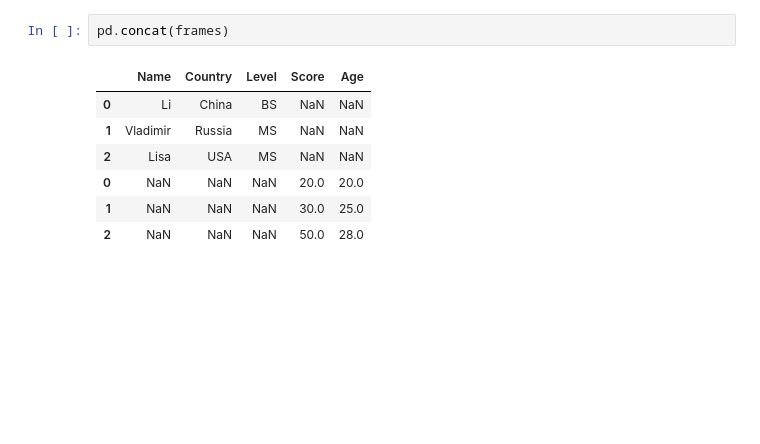
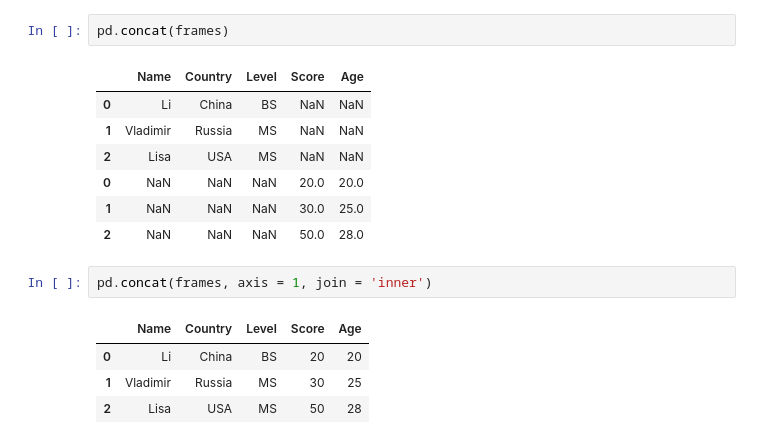
Before and after one commit to ArmanVasilovich/python_spbu, a Jupyter notebook: October-28/October-28-Pandas.ipynb, the cells around one changed output. Drawn from its saved outputs; the diff is of its cells as text; blank space fills up the shorter version.

Commit message:
pd.concat()

```diff
--- a/October-28/October-28-Pandas.ipynb
+++ b/October-28/October-28-Pandas.ipynb
@@ -868,3 +868,10 @@ pd.concat(frames)
 | 0 | NaN | NaN | NaN | 20.0 | 20.0 |
 | 1 | NaN | NaN | NaN | 30.0 | 25.0 |
 | 2 | NaN | NaN | NaN | 50.0 | 28.0 |
+# %%
+pd.concat(frames, axis = 1, join = 'inner')
+# %% [output]
+|  | Name | Country | Level | Score | Age |
+| 0 | Li | China | BS | 20 | 20 |
+| 1 | Vladimir | Russia | MS | 30 | 25 |
+| 2 | Lisa | USA | MS | 50 | 28 |
```
